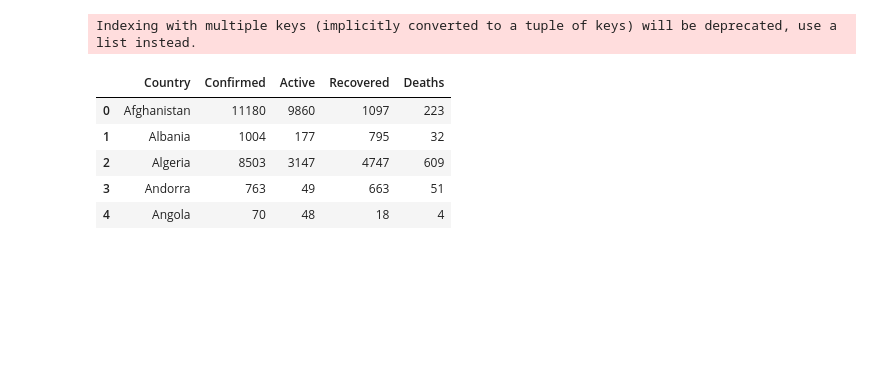
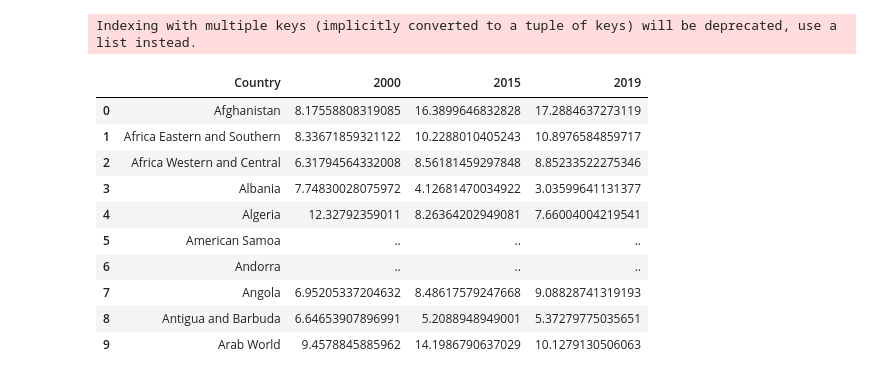
Before and after one commit to Vibenshus-Gymnasium-Pro/assignment-1-AnnaEH19, a Jupyter notebook: Data_science_1.ipynb, the cells around one changed output. Saved outputs shown, nothing was run; the diff lists cells and outputs as text; code cells hidden in the pictures; blank space fills up the shorter version.

```diff
--- a/Data_science_1.ipynb
+++ b/Data_science_1.ipynb
@@ -8,7 +8,7 @@ import seaborn as sns
 import plotly.express as px ### for plotting the data on world map
 
 
-path = 'https://raw.githubusercontent.com/CSSEGISandData/COVID-19/master/csse_covid_19_data/csse_covid_19_daily_reports/05-25-2020.csv'
+path = 'Death.csv'
 df = pd.read_csv(path)
 df.info()
 df.head(100)
@@ -48,4 +45,0 @@ memory usage: 323.2+ KB
-# %%
-df.drop(['FIPS', 'Admin2','Last_Update','Province_State', 'Combined_Key'], axis=1, inplace=True)
-df.rename(columns={'Country_Region': "Country"}, inplace=True)
-df.head()
@@ -58,0 +66,2 @@ df.head()
+# %%
+df.drop(['Series Name',	'Series Code', 'Country Code',	'1990 [YR1990]', '2001 [YR2001]',	'2012 [YR2012]',	'2013 [YR2013]',	'2014 [YR2014]',	'2016 [YR2016]',	'2017 [YR2017]',	'2018 [YR2018]',	'2020 [YR2020]',	'2021 [YR2021]'], axis=1, inplace = True)
@@ -58,0 +70,6 @@ df.head()
+# %%
+df.rename(columns={'Country Name': "Country"}, inplace=True)
+df.rename(columns={'2000 [YR2000]': "2000"}, inplace=True)
+df.rename(columns={'2015 [YR2015]': "2015"}, inplace=True)
+df.rename(columns={'2019 [YR2019]': "2019"}, inplace=True)
+df.head(10)
@@ -59,11 +88,16 @@ df.head()
 # %%
-world = df.groupby("Country")['Confirmed','Active','Recovered','Deaths'].sum().reset_index()
-world.head()
+world = df.groupby("Country")['2000','2015','2019'].sum().reset_index()
+world.head(10)
 # %% [output]
 Indexing with multiple keys (implicitly converted to a tuple of keys) will be deprecated, use a list instead.
-|  | Country | Confirmed | Active | Recovered | Deaths |
-| 0 | Afghanistan | 11180 | 9860 | 1097 | 223 |
-| 1 | Albania | 1004 | 177 | 795 | 32 |
-| 2 | Algeria | 8503 | 3147 | 4747 | 609 |
-| 3 | Andorra | 763 | 49 | 663 | 51 |
-| 4 | Angola | 70 | 48 | 18 | 4 |
+|  | Country | 2000 | 2015 | 2019 |
+| 0 | Afghanistan | 8.17558808319085 | 16.3899646832828 | 17.2884637273119 |
+| 1 | Africa Eastern and Southern | 8.33671859321122 | 10.2288010405243 | 10.8976584859717 |
+| 2 | Africa Western and Central | 6.31794564332008 | 8.56181459297848 | 8.85233522275346 |
+| 3 | Albania | 7.74830028075972 | 4.12681470034922 | 3.03599641131377 |
+| 4 | Algeria | 12.32792359011 | 8.26364202949081 | 7.66004004219541 |
+| 5 | American Samoa | .. | .. | .. |
+| 6 | Andorra | .. | .. | .. |
+| 7 | Angola | 6.95205337204632 | 8.48617579247668 | 9.08828741319193 |
+| 8 | Antigua and Barbuda | 6.64653907896991 | 5.2088948949001 | 5.37279775035651 |
+| 9 | Arab World | 9.4578845885962 | 14.1986790637029 | 10.1279130506063 |
```
Also changed, not shown: parts of 9 cells of this notebook.
